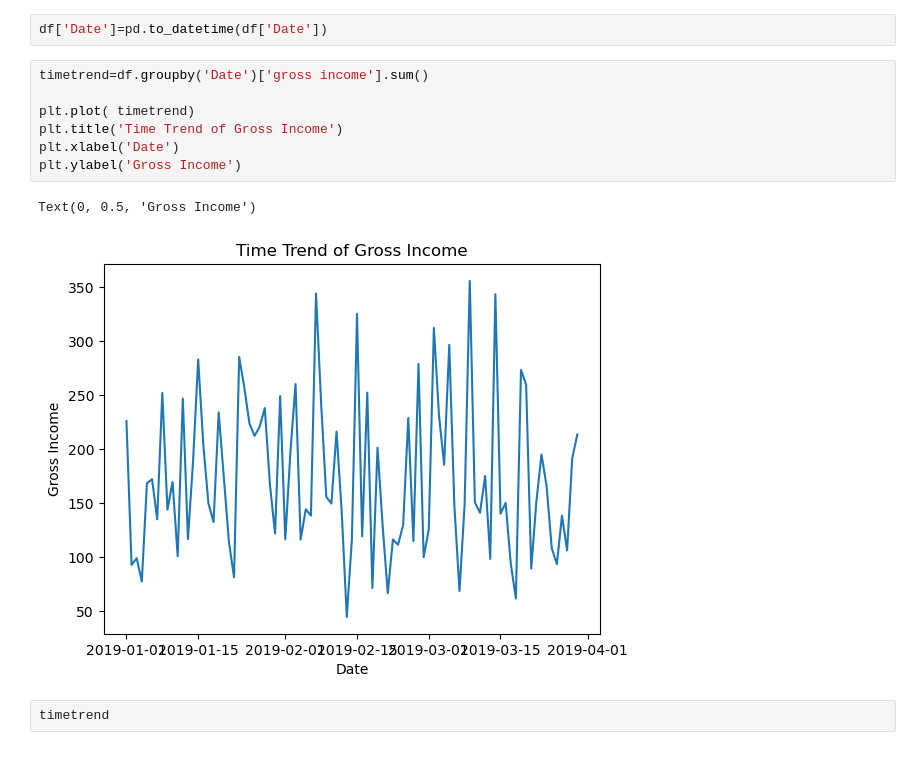
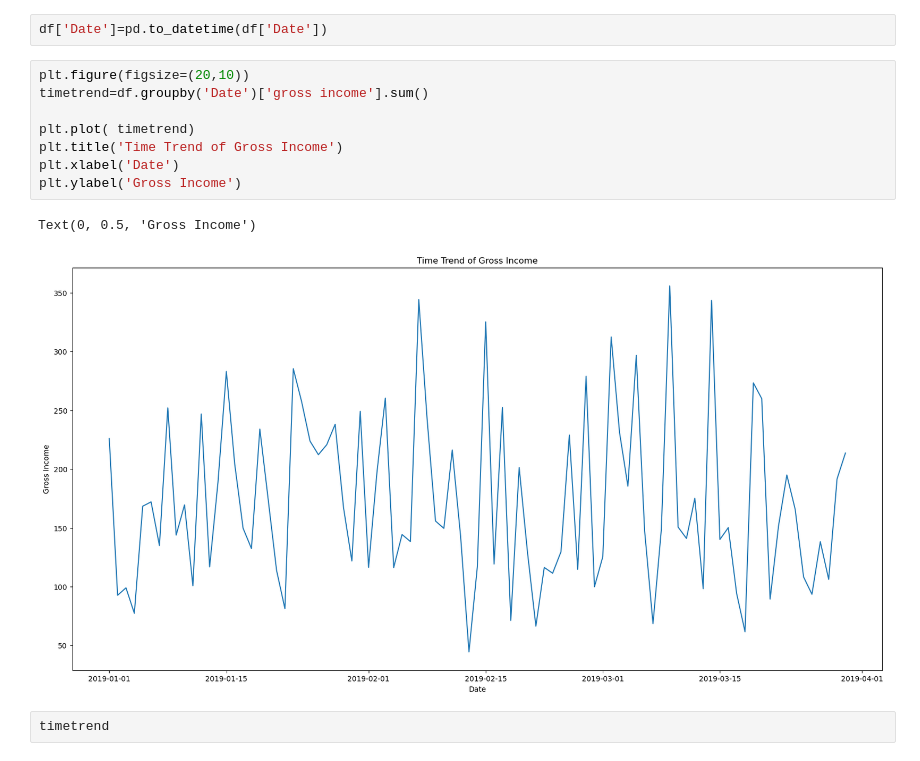
Before and after one commit to ESHWAR-333/data-science-industrial-program, a Jupyter notebook: assignment-1/data science assignment 1.ipynb, the cells around one changed output. Saved outputs shown, nothing was run; the diff lists cells and outputs as text.

```diff
--- a/assignment-1/data science assignment 1.ipynb
+++ b/assignment-1/data science assignment 1.ipynb
@@ -205,15 +305,16 @@ df=data
 # %%
 df['Date']=pd.to_datetime(df['Date'])
 # %%
+plt.figure(figsize=(20,10))
 timetrend=df.groupby('Date')['gross income'].sum()
 
 plt.plot( timetrend)
 plt.title('Time Trend of Gross Income')
 plt.xlabel('Date')
 plt.ylabel('Gross Income')
 # %% [output]
 Text(0, 0.5, 'Gross Income')
-[figure, old version]
+[figure, new version]
 # %%
 timetrend
 # %% [output]
```
Also changed, not shown: parts of 15 cells of this notebook.
